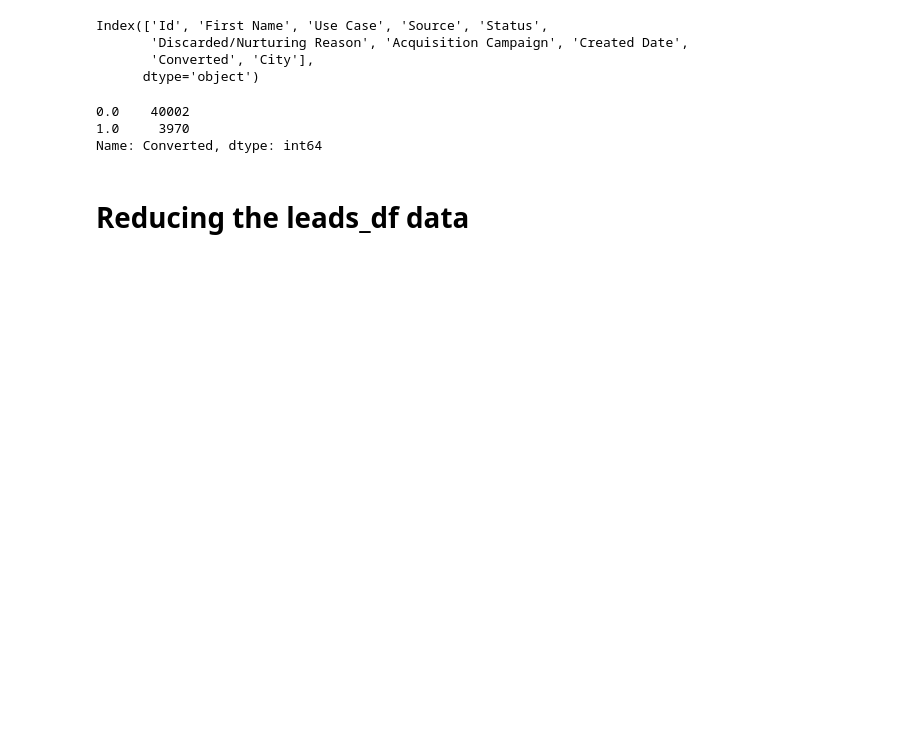
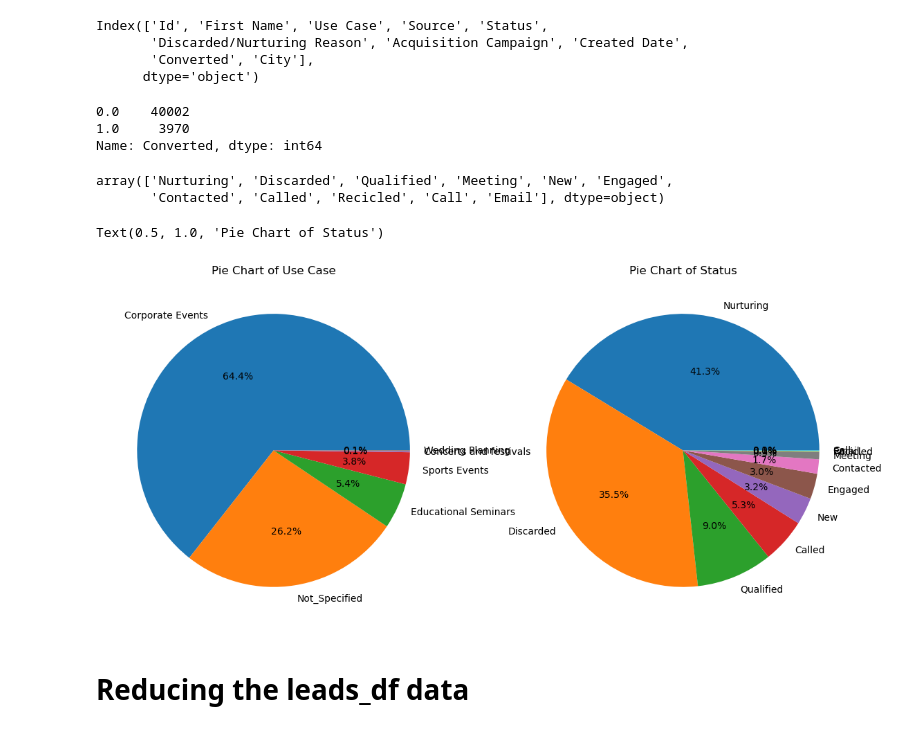
Before and after one commit to Alejolamilla/Data_Scientist-_Technical_Test, a Jupyter notebook: Notebooks/02_EDA_&_Enrichment.ipynb, the cells around one changed output. Cells and saved outputs as stored; diff of their text form; code cells hidden in the pictures; blank space fills up the shorter version.

```diff
--- a/Notebooks/02_EDA_&_Enrichment.ipynb
+++ b/Notebooks/02_EDA_&_Enrichment.ipynb
@@ -92,6 +154,27 @@ leads_df.Converted.value_counts()
 0.0    40002
 1.0     3970
 Name: Converted, dtype: int64
+# %%
+# Seeing what data is in Status column
+leads_df["Status"].unique()
+# %% [output]
+array(['Nurturing', 'Discarded', 'Qualified', 'Meeting', 'New', 'Engaged',
+       'Contacted', 'Called', 'Recicled', 'Call', 'Email'], dtype=object)
+# %%
+fig, axs = plt.subplots(1, 2, figsize=(14,7))
+
+# Pie chart for 'Use Case'
+use_case_counts = leads_df['Use Case'].value_counts()
+axs[0].pie(use_case_counts, labels = use_case_counts.index, autopct='%1.1f%%')
+axs[0].set_title('Pie Chart of Use Case')
+
+# Pie chart for 'Status'
+status_counts = leads_df['Status'].value_counts()
+axs[1].pie(status_counts, labels = status_counts.index, autopct='%1.1f%%')
+axs[1].set_title('Pie Chart of Status')
+# %% [output]
+Text(0.5, 1.0, 'Pie Chart of Status')
+[figure, added]
 # %% [markdown]
 # Reducing the leads_df data
 # %%
```
Also changed, not shown: parts of 26 cells of this notebook, 2 other files.
